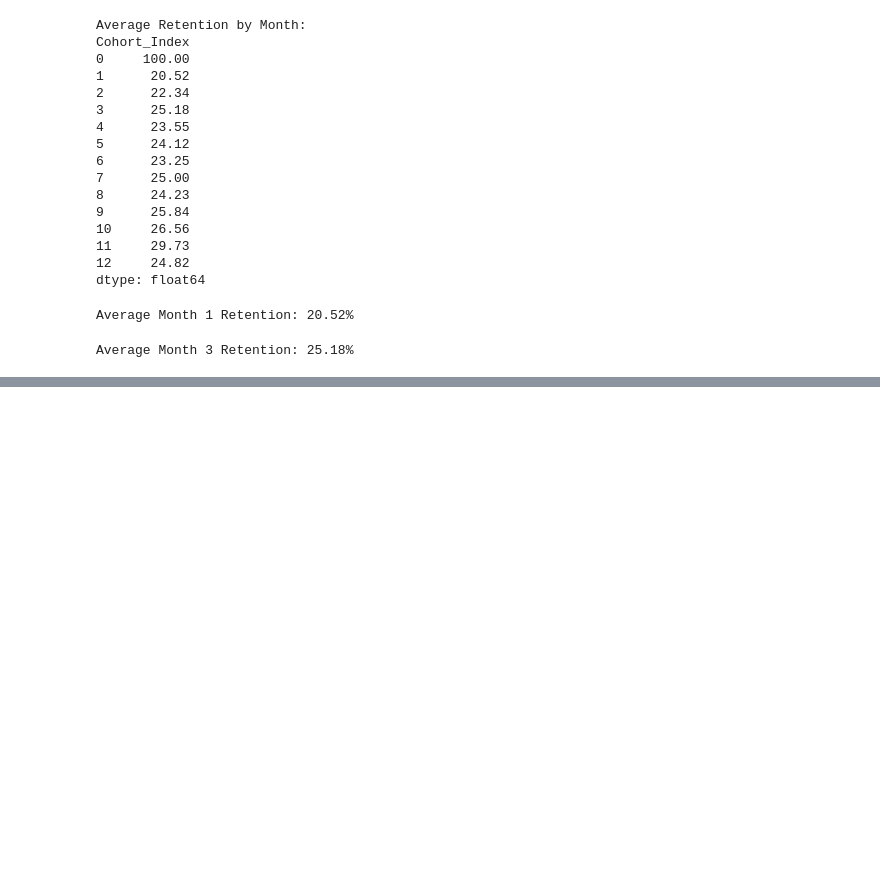
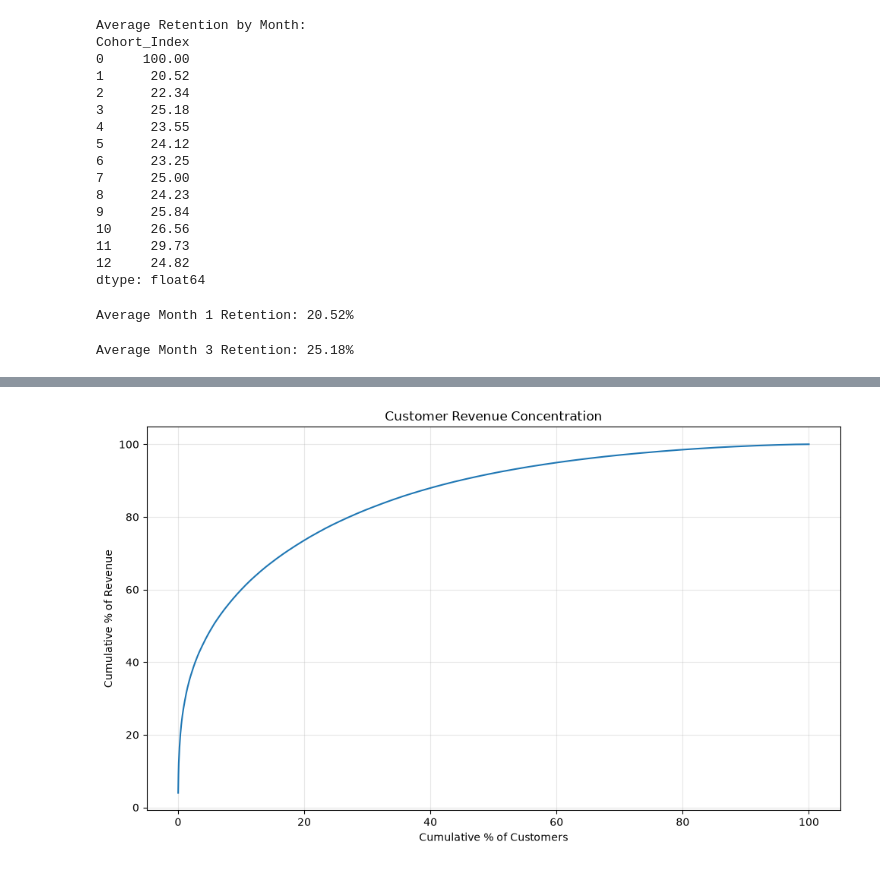
Before and after one commit to Ahmedd1901/ecommerce-sales-customer-analytics, a Jupyter notebook: src/visualization.ipynb, the cells around one changed output, grey strips where cells are left out. Saved outputs shown, nothing was run; the diff lists cells and outputs as text; code cells hidden in the pictures; blank space fills up the shorter version.

```diff
--- a/src/visualization.ipynb
+++ b/src/visualization.ipynb
@@ -435,0 +478,42 @@ Average Month 3 Retention: 25.18%
+# %%
+import numpy as np
+customer_revenue = rfm[["Customer ID", "Monetary"]].copy()
+
+customer_revenue = customer_revenue.sort_values(
+    "Monetary",
+    ascending=False
+)
+
+customer_revenue["Cumulative_Revenue"] = (
+    customer_revenue["Monetary"].cumsum()
+)
+
+customer_revenue["Cumulative_Revenue_Pct"] = (
+    customer_revenue["Cumulative_Revenue"]
+    / customer_revenue["Monetary"].sum()
+    * 100
+)
+
+customer_revenue["Customer_Pct"] = (
+    np.arange(1, len(customer_revenue) + 1)
+    / len(customer_revenue)
+    * 100
+)
+# %%
+plt.figure(figsize=(10, 6))
+
+plt.plot(
+    customer_revenue["Customer_Pct"],
+    customer_revenue["Cumulative_Revenue_Pct"]
+)
+
+plt.xlabel("Cumulative % of Customers")
+plt.ylabel("Cumulative % of Revenue")
+plt.title("Customer Revenue Concentration")
+
+plt.grid(True, alpha=0.3)
+
+plt.tight_layout()
+plt.show()
+# %% [output]
+[figure, added]
```
Also changed, not shown: parts of 7 cells of this notebook, 2 other files.
